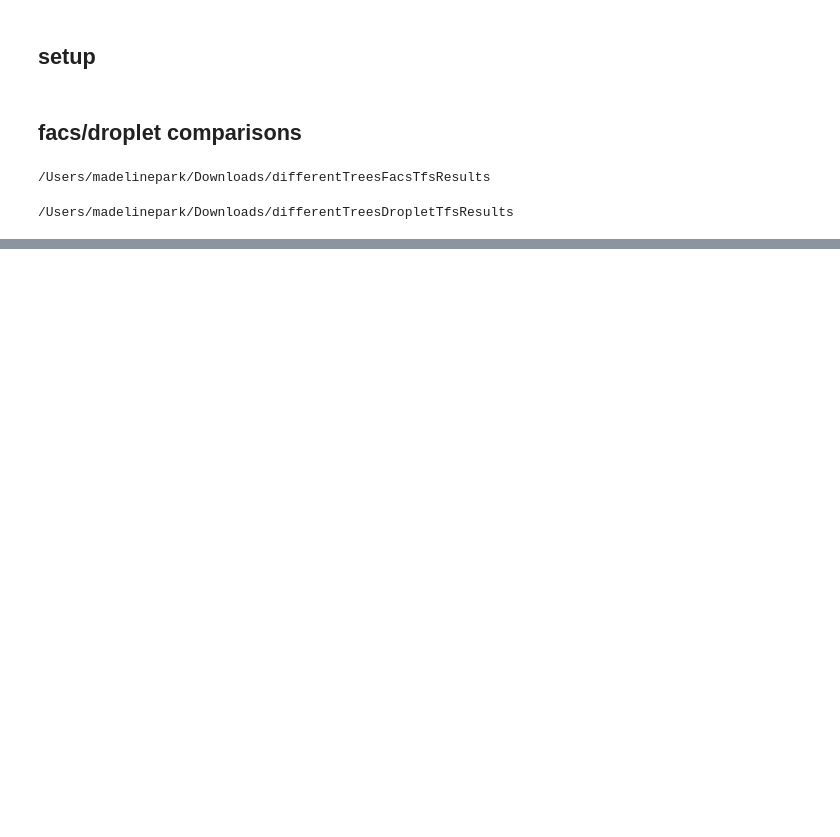
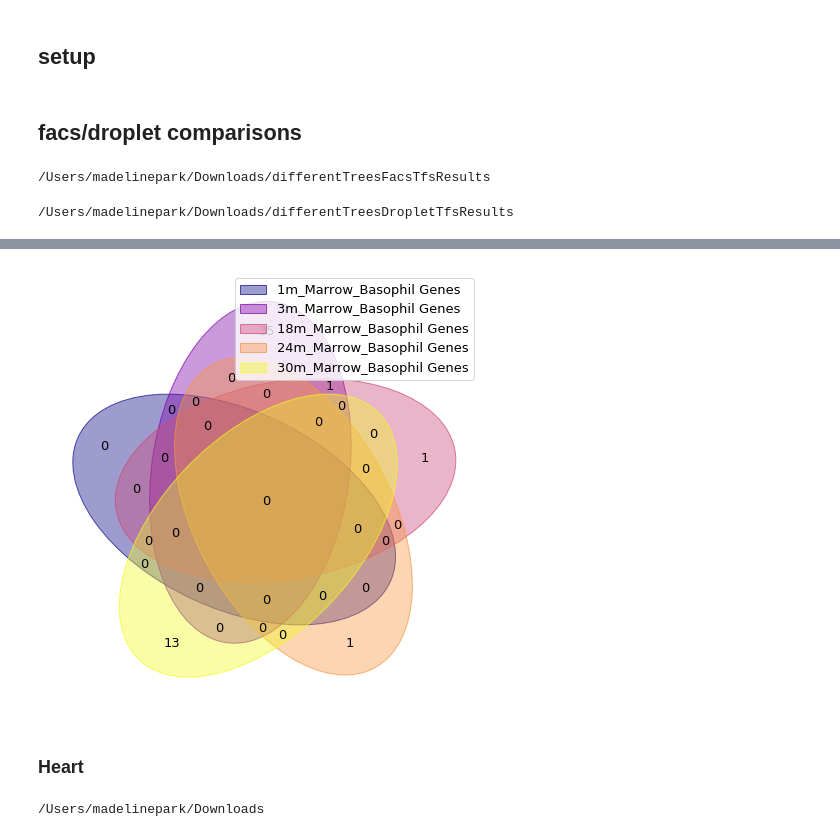
Before and after one commit to czbiohub-sf/scRFE, a Jupyter notebook: scripts/visualization/vennDiagrams.ipynb, the cells around one changed output, grey strips where cells are left out. Drawn from its saved outputs; the diff is of its cells as text; code cells hidden in the pictures; blank space fills up the shorter version.

```diff
--- a/scripts/visualization/vennDiagrams.ipynb
+++ b/scripts/visualization/vennDiagrams.ipynb
@@ -64,0 +141,34 @@ venn(LungfacsDroplet18m)
+# %%
+Marrow1m = pd.read_csv('1mMarrowdroplet1000tfcelltype.csv')
+Marrow3m = pd.read_csv('3mMarrowdroplet1000tfcelltype.csv')
+Marrow18m = pd.read_csv('18mMarrowdroplet1000tfcelltype.csv')
+Marrow21m = pd.read_csv('21mMarrowdroplet1000tfcelltype.csv')
+Marrow24m = pd.read_csv('24mMarrowdroplet1000tfcelltype.csv')
+Marrow30m = pd.read_csv('30mMarrowdroplet1000tfcelltype.csv')
+MarrowAllAge = pd.read_csv('Marrowdroplet1000tfcelltype.csv')
+# %%
+# list1 = [11, 5, 17, 18, 23, 50]
+MarrowAllAgeBasophil = list(set(MarrowAllAge['basophil']))
+Marrow1mBasophil = list(set(Marrow1m['basophil']))
+Marrow1mBasophil = list(set(Marrow1m['basophil']))
+Marrow3mBasophil = list(set(Marrow3m['basophil']))
+Marrow18mBasophil = list(set(Marrow18m['basophil']))
+Marrow21mBasophil = list(set(Marrow21m['basophil']))
+Marrow24mBasophil = list(set(Marrow24m['basophil']))
+Marrow30mBasophil = list(set(Marrow30m['basophil']))
+
+Marrow1mBasophil = [ele for ele in Marrow1mBasophil if ele not in MarrowAllAgeBasophil]
+Marrow3mBasophil = [ele for ele in Marrow3mBasophil if ele not in MarrowAllAgeBasophil]
+Marrow18mBasophil = [ele for ele in Marrow18mBasophil if ele not in MarrowAllAgeBasophil]
+Marrow21mBasophil = [ele for ele in Marrow21mBasophil if ele not in MarrowAllAgeBasophil]
+Marrow24mBasophil = [ele for ele in Marrow24mBasophil if ele not in MarrowAllAgeBasophil]
+Marrow30mBasophil = [ele for ele in Marrow30mBasophil if ele not in MarrowAllAgeBasophil]
+# %%
+MarrowDropletBasophil = {
+    '1m_Marrow_Basophil Genes' : set(Marrow1mBasophil),
+    '3m_Marrow_Basophil Genes' : set(Marrow3mBasophil),
+    '18m_Marrow_Basophil Genes' : set(Marrow18mBasophil),
+#     '21m_Marrow_Basophil Genes' : set(Marrow21mBasophil),
+    '24m_Marrow_Basophil Genes' : set(Marrow24mBasophil),
+    '30m_Marrow_Basophil Genes' : set(Marrow30mBasophil)
+}
@@ -64,0 +179,11 @@ venn(LungfacsDroplet18m)
+# %%
+venn (MarrowDropletBasophil, cmap = 'plasma')
+plt.savefig('MarrowDropletBasophilAge.pdf')
+# %% [output]
+[figure, added]
+# %% [markdown]
+### Heart
+# %%
+cd /users/madelinepark/downloads
+# %% [output]
+/Users/madelinepark/Downloads
```
Also changed, not shown: parts of 25 cells of this notebook.
